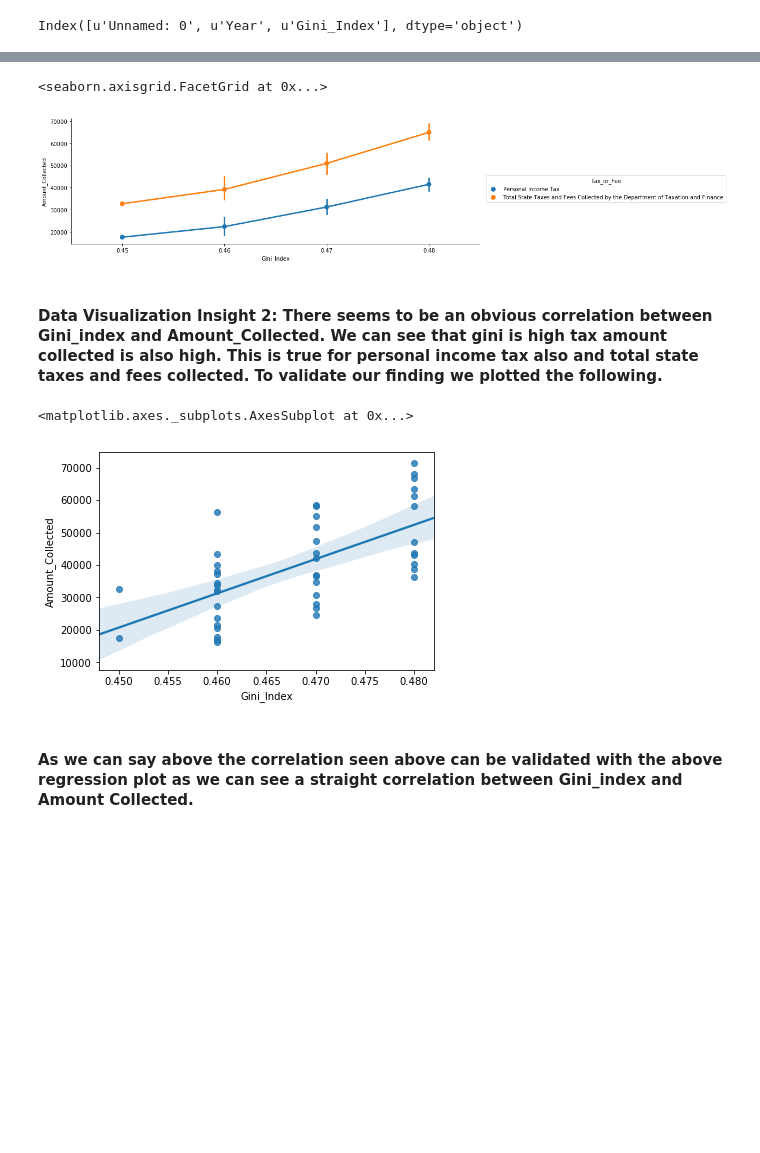
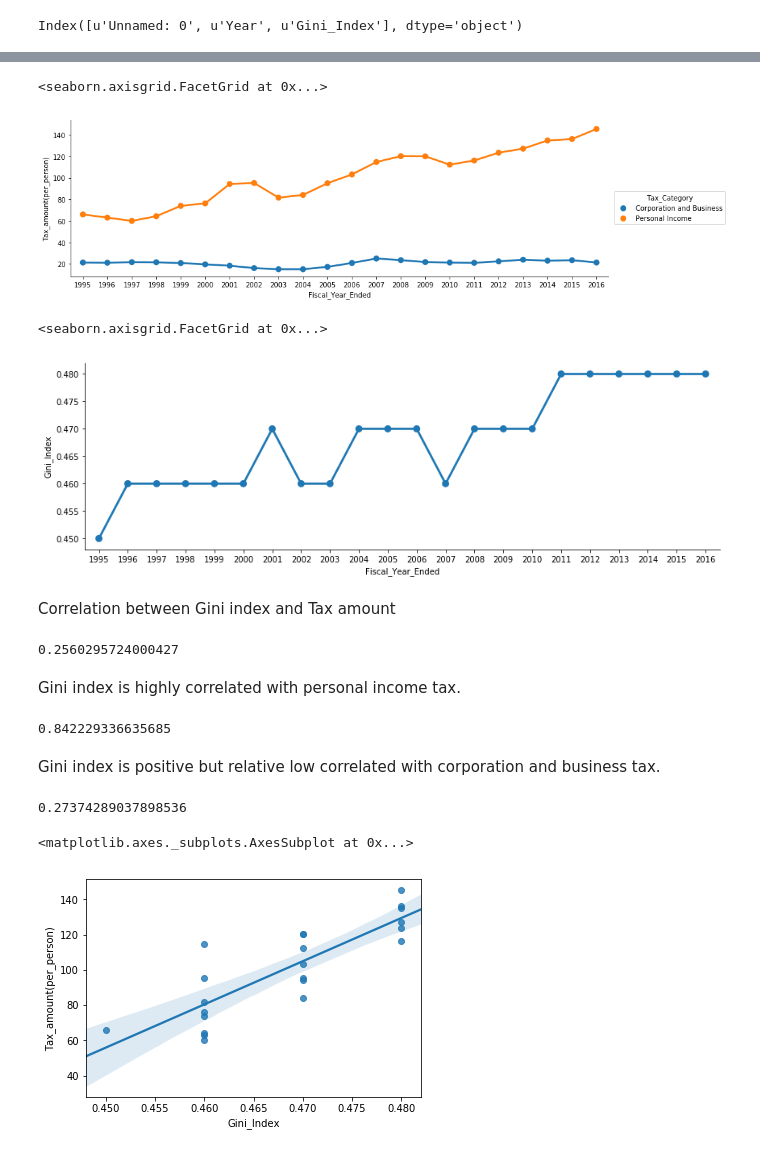
Before and after one commit to amritasharma05/Team-Project, a Jupyter notebook: INCOME_INEQUALITY_EDA.ipynb, the cells around one changed output, grey strips where cells are left out. Cells and saved outputs as stored; diff of their text form; code cells hidden in the pictures; blank space fills up the shorter version.

```diff
--- a/INCOME_INEQUALITY_EDA.ipynb
+++ b/INCOME_INEQUALITY_EDA.ipynb
@@ -423,0 +486,9 @@ Loading Gini dataset for further analysis.
+# %%
+df_TaxPop['Tax_amount_per person'] = df_TaxPop['Amount_Collected']/df_TaxPop['Value']
+# create new variable: tax amount per person
+# %%
+df_TaxPop.columns=['index','Tax_Category','Fiscal_Year_Ended','Amount_Collected(million)','Date','Value(million)','year','Tax_amount(per_person)']
+#Change name to distinguish the number scale.
+# %%
+df_TaxPop = df_TaxPop[(df_TaxPop.Tax_Category == 'Corporation and Business')|(df_TaxPop.Tax_Category == 'Personal Income')]
+# we only care about two tax categories: Corporation and Business and Personal Income
@@ -432,5 +514,5 @@ Index([u'Unnamed: 0', u'Year', u'Gini_Index'], dtype='object')
 # %%
-df_GiniTax = df_tax.merge(df_gini, left_on='Fiscal_Year_Ended', right_on='Year')
+df_GiniTax = df_TaxPop.merge(df_gini, left_on='Fiscal_Year_Ended', right_on='Year')
 # %%
 df_GiniTax.head()
 # %% [output]
@@ -443,7 +525,28 @@ df_GiniTax.head()
 # %%
-sns.factorplot(x='Gini_Index', y='Amount_Collected',data=df_GiniTax, hue='Tax_or_Fee',aspect=3)
+sns.factorplot(y='Tax_amount(per_person)', data=df_GiniTax, x='Fiscal_Year_Ended',hue='Tax_Category',aspect=3)
 # %% [output]
 <seaborn.axisgrid.FacetGrid at 0x...>
-[figure, old version]
+[figure, new version]
-# %% [markdown]
-#### Data Visualization Insight 2: There seems to  be an obvious correlation between Gini_index and Amount_Collected. We can see that gini is high tax amount collected is also high. This is true for personal income tax also and total state taxes and fees collected. To validate our finding we plotted the following.
+# %%
+sns.factorplot(y='Gini_Index', data=df_GiniTax, x='Fiscal_Year_Ended',aspect=3)
+# %% [output]
+<seaborn.axisgrid.FacetGrid at 0x...>
+[figure, added]
+# %% [markdown]
+Correlation between Gini index and Tax amount
+# %%
+df_GiniTax['Tax_amount(per_person)'].corr(df_GiniTax['Gini_Index']) # Gini index is not high correlated to all kinds of tax amount
+# %% [output]
+0.2560295724000427
+# %% [markdown]
+Gini index is highly correlated with personal income tax.
+# %%
+df_GiniTax[df_GiniTax.Tax_Category == 'Personal Income']['Tax_amount(per_person)'].corr(df_GiniTax['Gini_Index'])
+# %% [output]
+0.842229336635685
+# %% [markdown]
+Gini index is positive but relative low correlated with corporation and business tax.
+# %%
+df_GiniTax[df_GiniTax.Tax_Category == 'Corporation and Business']['Tax_amount(per_person)'].corr(df_GiniTax['Gini_Index'])
+# %% [output]
+0.27374289037898536
@@ -450,7 +555,5 @@ sns.factorplot(x='Gini_Index', y='Amount_Collected',data=df_GiniTax, hue='Tax_or
 # %%
-sns.regplot(x='Gini_Index', y='Amount_Collected', data=df_GiniTax)
+sns.regplot(x='Gini_Index', data=df_GiniTax1, y='Tax_amount(per_person)')
 # %% [output]
 <matplotlib.axes._subplots.AxesSubplot at 0x...>
-[figure, old version]
+[figure, new version]
-# %% [markdown]
-#### As we can say above the correlation seen above can be validated with the above regression plot as we can see a straight correlation between Gini_index and Amount Collected.
```
Also changed, not shown: parts of 58 cells of this notebook.
